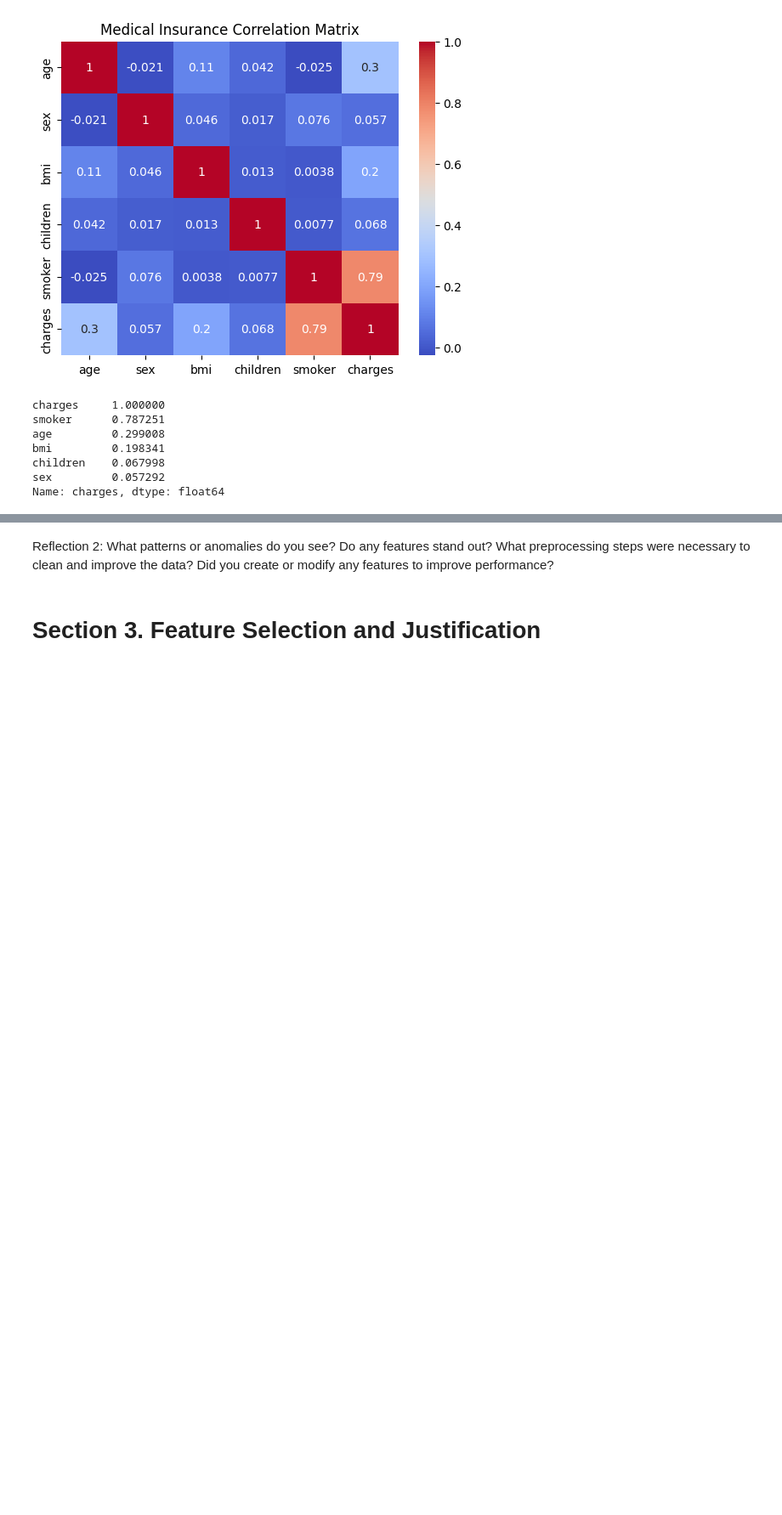
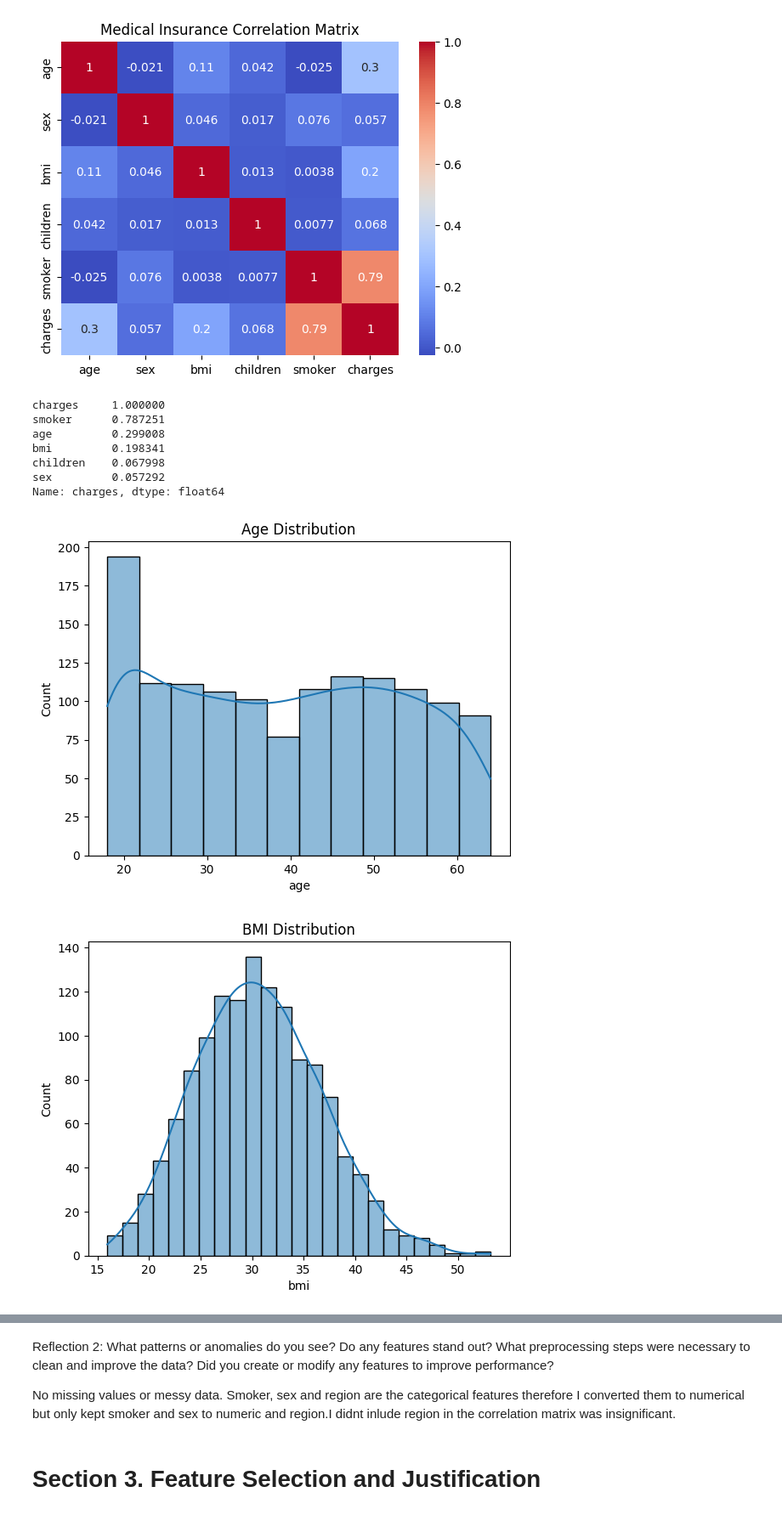
Before and after one commit to ss2jak/applied-ml-Jakiel, a Jupyter notebook: notebooks/final_project/regression_Jakiel.ipynb, the cells around one changed output, grey strips where cells are left out. Shown at 85% size. Saved outputs shown, nothing was run; the diff lists cells and outputs as text; code cells hidden in the pictures; blank space fills up the shorter version.

```diff
--- a/notebooks/final_project/regression_Jakiel.ipynb
+++ b/notebooks/final_project/regression_Jakiel.ipynb
@@ -89,3 +100,32 @@ bmi         0.198341
 children    0.067998
 sex         0.057292
 Name: charges, dtype: float64
+# %%
+#Visualizations
+
+sns.histplot(insco["age"], kde=True)
+plt.title("Age Distribution")
+plt.show()
+
+sns.histplot(insco["bmi"], kde=True)
+plt.title("BMI Distribution")
+plt.show()
+
+sns.histplot(insco["charges"], kde=True)
+plt.title("Charges Distribution")
+plt.show()
+
+sns.histplot(insco["children"], kde=False   )
+plt.title("Number of Children Distribution")
+plt.show()
+
+sns.scatterplot(x='bmi', y='charges', data=insco, hue='smoker')
+plt.title("Charges vs BMI colored by Smoker Status")
+plt.show()
+
+sns.scatterplot(x='age', y='charges', data=insco, hue='smoker')
+plt.title("Charges vs Age colored by Smoker Status")
+plt.show()
+# %% [output]
+[figure, added]
+[figure, added]
@@ -92,5 +136,7 @@ Name: charges, dtype: float64
 # %% [markdown]
 Reflection 2: What patterns or anomalies do you see? Do any features stand out? What preprocessing steps were necessary to clean and improve the data? Did you create or modify any features to improve performance?
+
+No missing values or messy data. Smoker, sex and region are the categorical features therefore I converted them to numerical but only kept smoker and sex to numeric and region.I didnt inlude region in the correlation matrix was insignificant.
 # %% [markdown]
 # Section 3. Feature Selection and Justification
 # %% [markdown]
```
Also changed, not shown: parts of 14 cells of this notebook, 2 other files.
